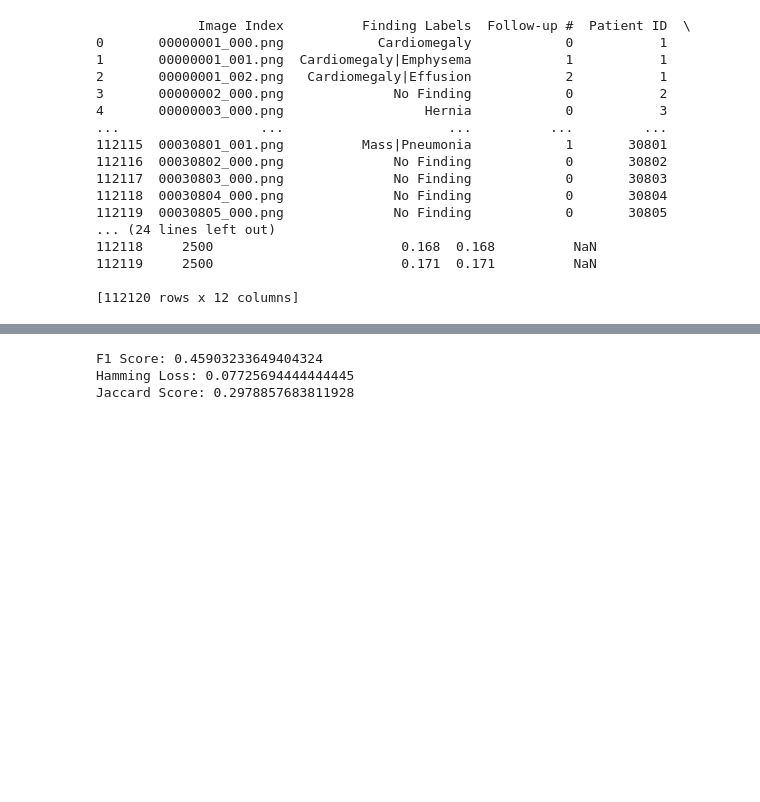
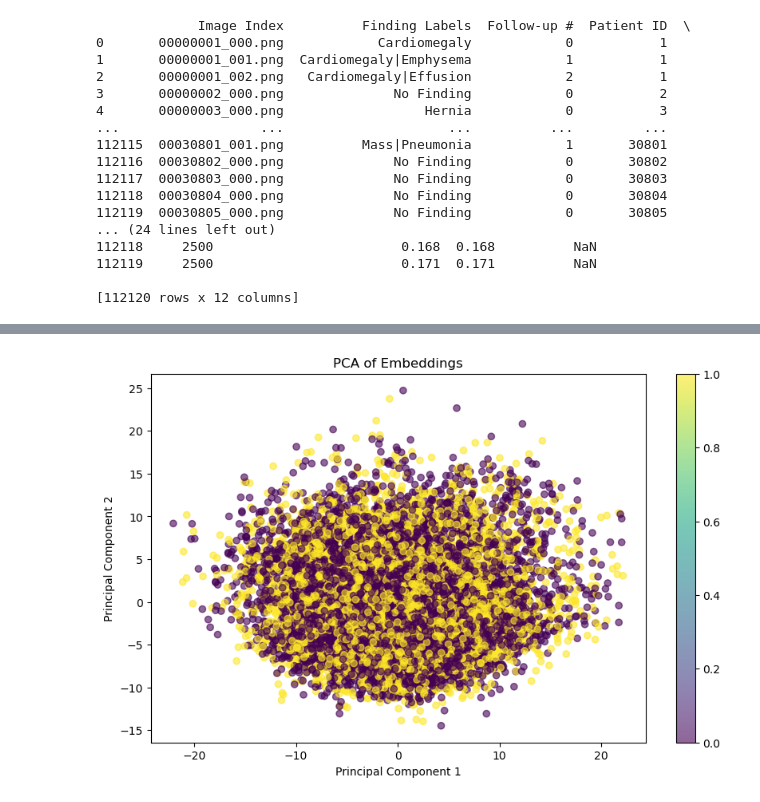
Before and after one commit to katztyler01/LungClass, a Jupyter notebook: log_reg.ipynb, the cells around one changed output, grey strips where cells are left out. Cells and saved outputs as stored; diff of their text form; code cells hidden in the pictures; blank space fills up the shorter version.

```diff
--- a/log_reg.ipynb
+++ b/log_reg.ipynb
@@ -105,16 +38,19 @@ print(df_embeddings)
-# %%
-X_train, X_test, y_train, y_test = train_test_split(embeddings, labels, test_size=0.2, random_state=42)
-model = OneVsRestClassifier(LogisticRegression(max_iter=1000))
-model.fit(X_train, y_train)
-y_pred = model.predict(X_test)
-f1 = f1_score(y_test, y_pred, average='micro')  # 'micro' to aggregate the contributions of all classes
-hamming = hamming_loss(y_test, y_pred)
-jaccard = jaccard_score(y_test, y_pred, average='micro')
-
-print(f"F1 Score: {f1}")
-print(f"Hamming Loss: {hamming}")
-print(f"Jaccard Score: {jaccard}")
-# %% [output]
-F1 Score: 0.45903233649404324
-Hamming Loss: 0.07725694444444445
-Jaccard Score: 0.2978857683811928
+# %%
+
+file_path = "selected_png_list.txt"
+ids = []
+
+with open(file_path, 'r') as file:
+    for line in file:
+        full_path = line.strip()
+        filename = os.path.basename(full_path)
+        ids.append(filename)
+
+label_dict = annotation.set_index('Image Index')['Finding Labels'].to_dict()
+
+labels = []
+for id in ids:
+    if label_dict[id] == 'No Finding':
+        labels.append(0)
+    else:
+        labels.append(1)
@@ -120,0 +87,22 @@ Jaccard Score: 0.2978857683811928
+# %%
+
+scaler = StandardScaler()
+embeddings_scaled = scaler.fit_transform(embeddings)
+
+# Initialize PCA, here we are reducing to 2 dimensions for easy visualization
+pca = PCA(n_components=2)
+principal_components = pca.fit_transform(embeddings_scaled)
+
+# Plotting the results
+def plot_pca(principal_components, labels):
+    plt.figure(figsize=(10, 6))
+    scatter = plt.scatter(principal_components[:, 0], principal_components[:, 1], c=labels, cmap='viridis', alpha=0.6)
+    plt.title('PCA of Embeddings')
+    plt.xlabel('Principal Component 1')
+    plt.ylabel('Principal Component 2')
+    plt.colorbar(scatter)
+    plt.show()
+
+plot_pca(principal_components, labels)
+# %% [output]
+[figure, added]
```
Also changed, not shown: parts of 9 cells of this notebook.
